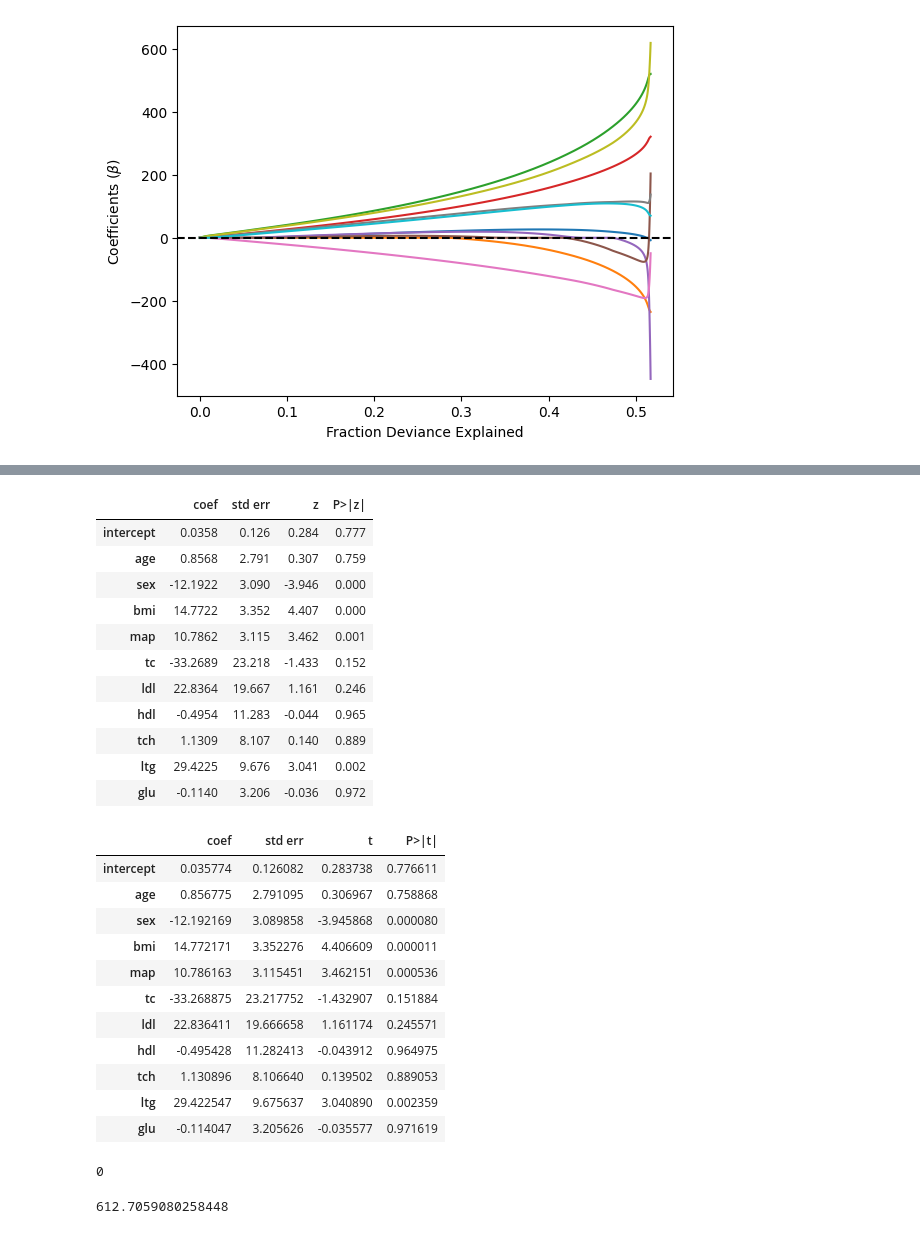
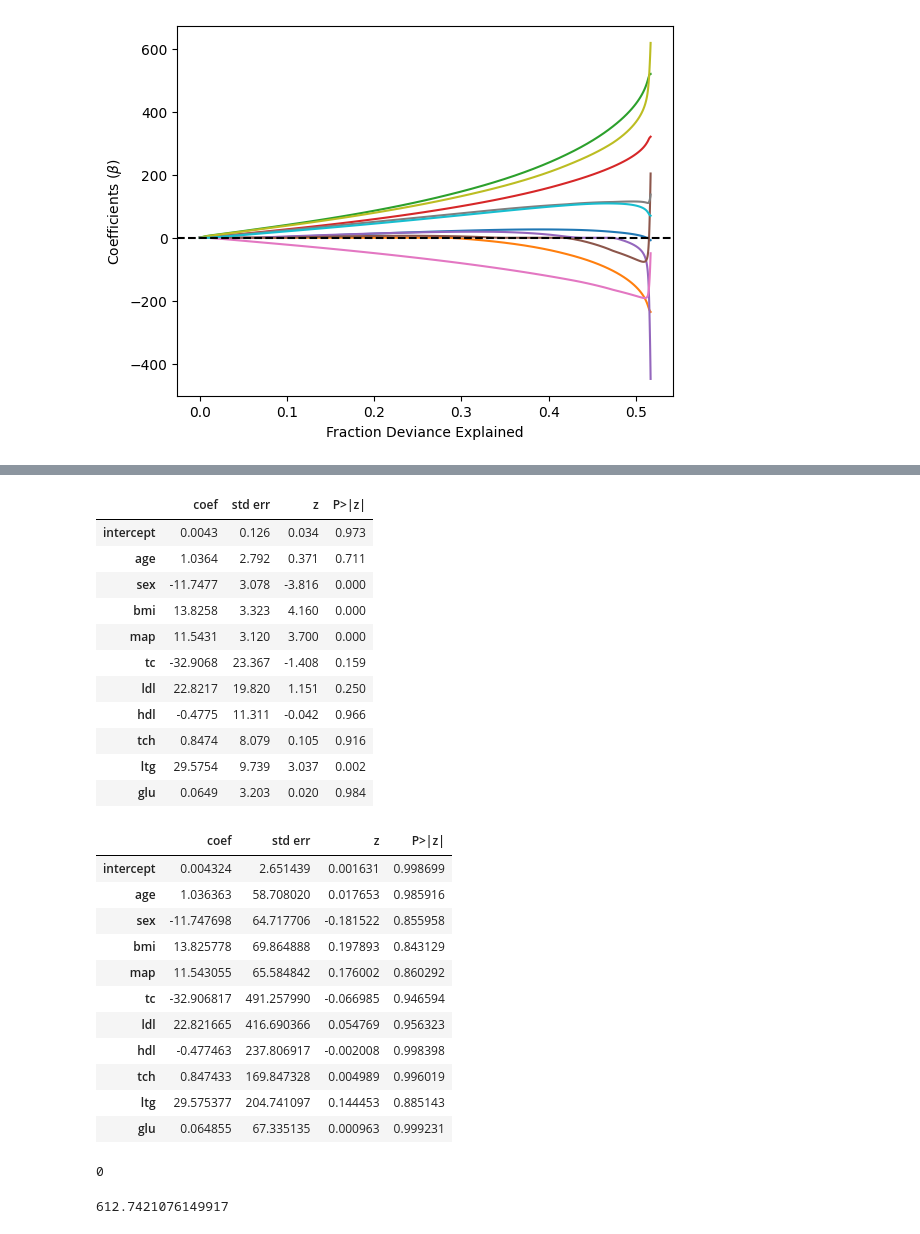
Before and after one commit to jonathan-taylor/glmnetpy, a Jupyter notebook: docs/examples/cross_validation.ipynb, the cells around one changed output, grey strips where cells are left out. Drawn from its saved outputs; the diff is of its cells as text; code cells hidden in the pictures.

```diff
--- a/docs/examples/cross_validation.ipynb
+++ b/docs/examples/cross_validation.ipynb
@@ -88,22 +140,22 @@ G2.plot_cross_validation(c='green', label='My label', legend=True, col_1se='blue
 # %%
-yb = Y + np.random.standard_normal(Y.shape) > 140
+yb = Y > 140
 X.insert(0, 'intercept', np.ones(Y.shape[0]))
 glm = sm.GLM(yb,X,family=sm.families.Binomial())
 results=glm.fit()
 summarize(results)
 # %% [output]
 |  | coef | std err | z | P>|z| |
-| intercept | 0.0358 | 0.126 | 0.284 | 0.777 |
-| age | 0.8568 | 2.791 | 0.307 | 0.759 |
-| sex | -12.1922 | 3.090 | -3.946 | 0.000 |
-| bmi | 14.7722 | 3.352 | 4.407 | 0.000 |
-| map | 10.7862 | 3.115 | 3.462 | 0.001 |
-| tc | -33.2689 | 23.218 | -1.433 | 0.152 |
-| ldl | 22.8364 | 19.667 | 1.161 | 0.246 |
-| hdl | -0.4954 | 11.283 | -0.044 | 0.965 |
-| tch | 1.1309 | 8.107 | 0.140 | 0.889 |
-| ltg | 29.4225 | 9.676 | 3.041 | 0.002 |
-| glu | -0.1140 | 3.206 | -0.036 | 0.972 |
+| intercept | 0.0043 | 0.126 | 0.034 | 0.973 |
+| age | 1.0364 | 2.792 | 0.371 | 0.711 |
+| sex | -11.7477 | 3.078 | -3.816 | 0.000 |
+| bmi | 13.8258 | 3.323 | 4.160 | 0.000 |
+| map | 11.5431 | 3.120 | 3.700 | 0.000 |
+| tc | -32.9068 | 23.367 | -1.408 | 0.159 |
+| ldl | 22.8217 | 19.820 | 1.151 | 0.250 |
+| hdl | -0.4775 | 11.311 | -0.042 | 0.966 |
+| tch | 0.8474 | 8.079 | 0.105 | 0.916 |
+| ltg | 29.5754 | 9.739 | 3.037 | 0.002 |
+| glu | 0.0649 | 3.203 | 0.020 | 0.984 |
 # %%
 from glmnet import GLM, RegGLM
 
@@ -112,18 +164,18 @@ G3 = GLM(family=sm.families.Binomial(), summarize=True)
 G3.fit(X.drop(columns=['intercept']), yb)
 G3.summary_
 # %% [output]
-|  | coef | std err | t | P>|t| |
-| intercept | 0.035774 | 0.126082 | 0.283738 | 0.776611 |
-| age | 0.856775 | 2.791095 | 0.306967 | 0.758868 |
-| sex | -12.192169 | 3.089858 | -3.945868 | 0.000080 |
-| bmi | 14.772171 | 3.352276 | 4.406609 | 0.000011 |
-| map | 10.786163 | 3.115451 | 3.462151 | 0.000536 |
-| tc | -33.268875 | 23.217752 | -1.432907 | 0.151884 |
-| ldl | 22.836411 | 19.666658 | 1.161174 | 0.245571 |
-| hdl | -0.495428 | 11.282413 | -0.043912 | 0.964975 |
-| tch | 1.130896 | 8.106640 | 0.139502 | 0.889053 |
-| ltg | 29.422547 | 9.675637 | 3.040890 | 0.002359 |
-| glu | -0.114047 | 3.205626 | -0.035577 | 0.971619 |
+|  | coef | std err | z | P>|z| |
+| intercept | 0.004324 | 2.651439 | 0.001631 | 0.998699 |
+| age | 1.036363 | 58.708020 | 0.017653 | 0.985916 |
+| sex | -11.747698 | 64.717706 | -0.181522 | 0.855958 |
+| bmi | 13.825778 | 69.864888 | 0.197893 | 0.843129 |
+| map | 11.543055 | 65.584842 | 0.176002 | 0.860292 |
+| tc | -32.906817 | 491.257990 | -0.066985 | 0.946594 |
+| ldl | 22.821665 | 416.690366 | 0.054769 | 0.956323 |
+| hdl | -0.477463 | 237.806917 | -0.002008 | 0.998398 |
+| tch | 0.847433 | 169.847328 | 0.004989 | 0.996019 |
+| ltg | 29.575377 | 204.741097 | 0.144453 | 0.885143 |
+| glu | 0.064855 | 67.335135 | 0.000963 | 0.999231 |
 # %%
 np.isnan(yb).sum()
 # %% [output]
@@ -134,7 +186,7 @@ G3.fit(X.drop(columns=['intercept']), yb)
 G3.coef_
 G3.null_deviance_
 # %% [output]
-612.7059080258448
+612.7421076149917
 # %%
 G4 = GLMNet(family=sm.families.Binomial(), alpha=0.4 )
 G4.fit(X.drop(columns=['intercept']), yb)
```
Also changed, not shown: parts of 17 cells of this notebook, 5 other files.
